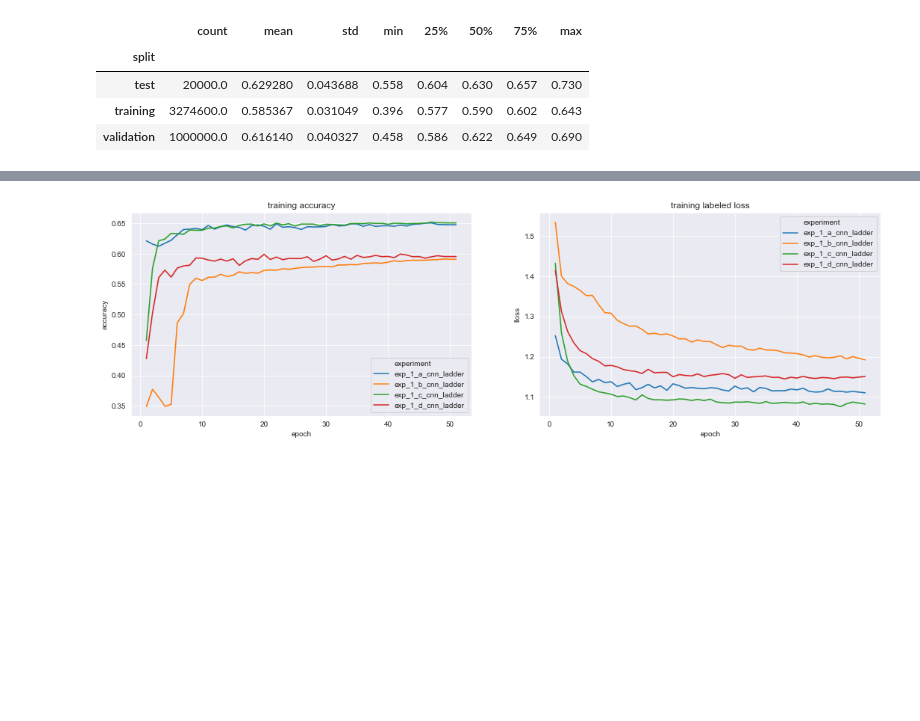
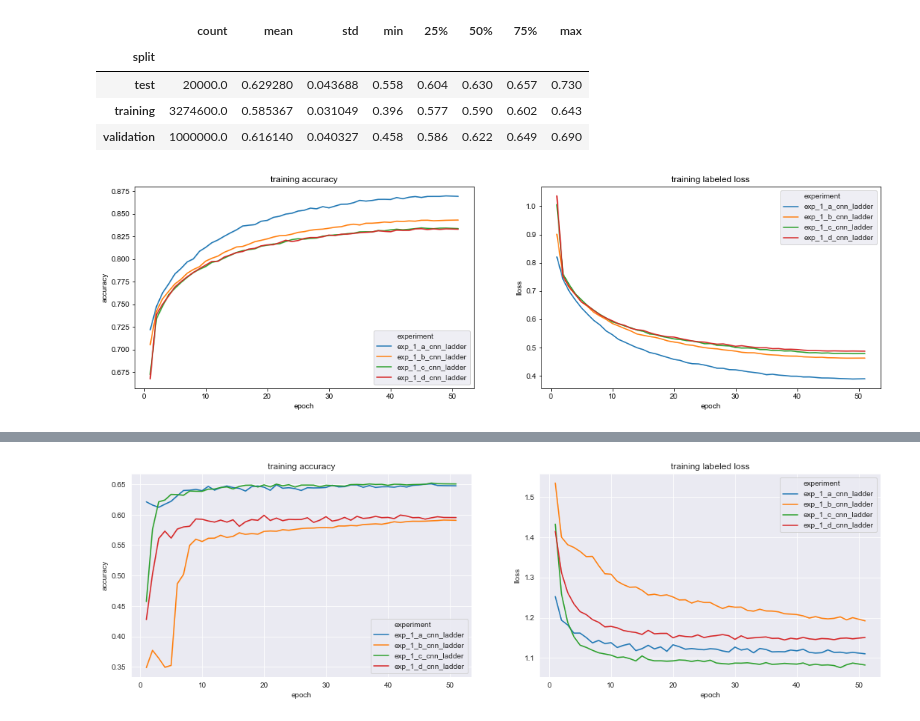
Before and after one commit to emikokic/thesis, a Jupyter notebook: notebooks/cnn_wide_ladder_experiments.ipynb, the cells around one changed output, grey strips where cells are left out. Saved outputs shown, nothing was run; the diff lists cells and outputs as text; code cells hidden in the pictures; blank space fills up the shorter version.

```diff
--- a/notebooks/cnn_wide_ladder_experiments.ipynb
+++ b/notebooks/cnn_wide_ladder_experiments.ipynb
@@ -101,3 +101,8 @@ def plot_exp_1(results, split): # split: 'train' or 'validation'
                         data=results[results.split == split], ax=ax[1])
     ax_l.set_title(split + ' labeled loss')
     ax_l.plot()
+# %%
+results = pd.read_csv('../models/experiments/cnn_wide_ladder/cnn_wide_ladder_exp_1.csv')
+plot_exp_1(results, 'training')
+# %% [output]
+[figure, added]
```
Also changed, not shown: parts of 12 cells of this notebook, 9 other files.
